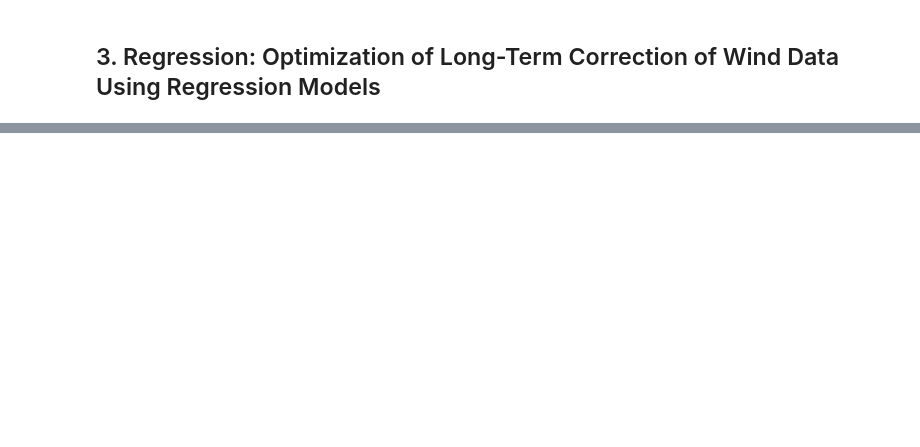
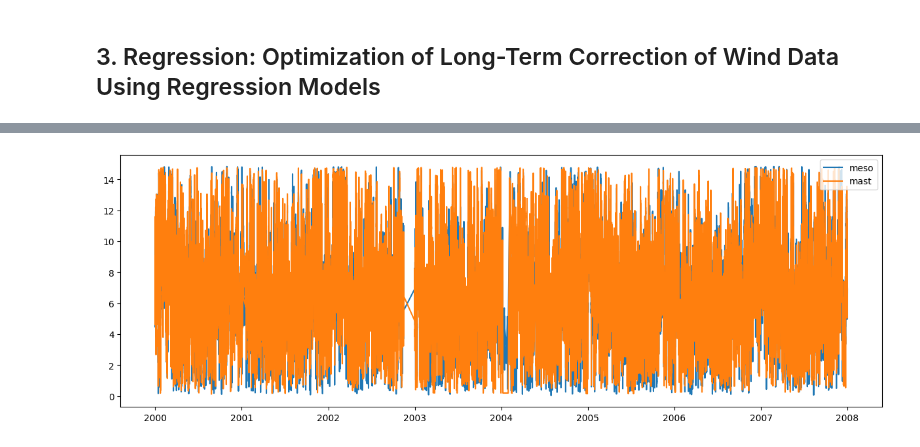
Before and after one commit to 00FA12/MAL-3, a Jupyter notebook: 3. Vestas - Predicting Wind Speed.ipynb, the cells around one changed output, grey strips where cells are left out. Drawn from its saved outputs; the diff is of its cells as text; code cells hidden in the pictures; blank space fills up the shorter version.

```diff
--- a/3. Vestas - Predicting Wind Speed.ipynb
+++ b/3. Vestas - Predicting Wind Speed.ipynb
@@ -109,0 +282,13 @@ In session 8, we will do a Q/A if you have any questions. But as mentioned, try
+# %%
+# #remove outliers using IQR
+Q1 = df_joined['WSP080'].quantile(0.25)
+Q3 = df_joined['WSP080'].quantile(0.75)
+IQR = Q3 - Q1
+df_joined = df_joined[~((df_joined['WSP080'] < (Q1 - 1.5 * IQR)) | (df_joined['WSP080'] > (Q3 + 1.5 * IQR)))]
+
+
+Q1 = df_joined['ws77'].quantile(0.25)
+Q3 = df_joined['ws77'].quantile(0.75)
+IQR = Q3 - Q1
+df_joined = df_joined[~((df_joined['ws77'] < (Q1 - 1.5 * IQR)) | (df_joined['ws77'] > (Q3 + 1.5 * IQR)))]
+df_joined['ws77'].describe()
@@ -109,0 +305,9 @@ In session 8, we will do a Q/A if you have any questions. But as mentioned, try
+# %%
+#plot the data
+plt.figure(figsize=(15, 5))
+plt.plot(df_joined['WSP080'], label='meso')
+plt.plot(df_joined['ws77'], label='mast')
+plt.legend()
+plt.show()
+# %% [output]
+[figure, added]
```
Also changed, not shown: parts of 14 cells of this notebook.
